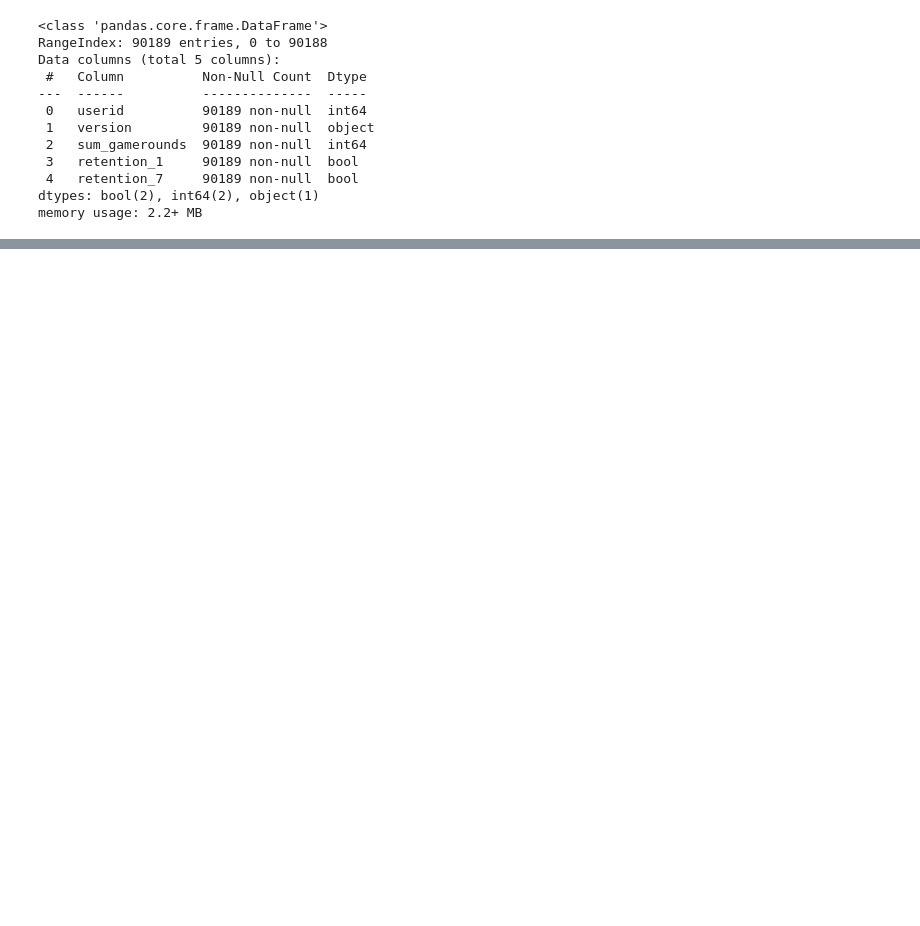
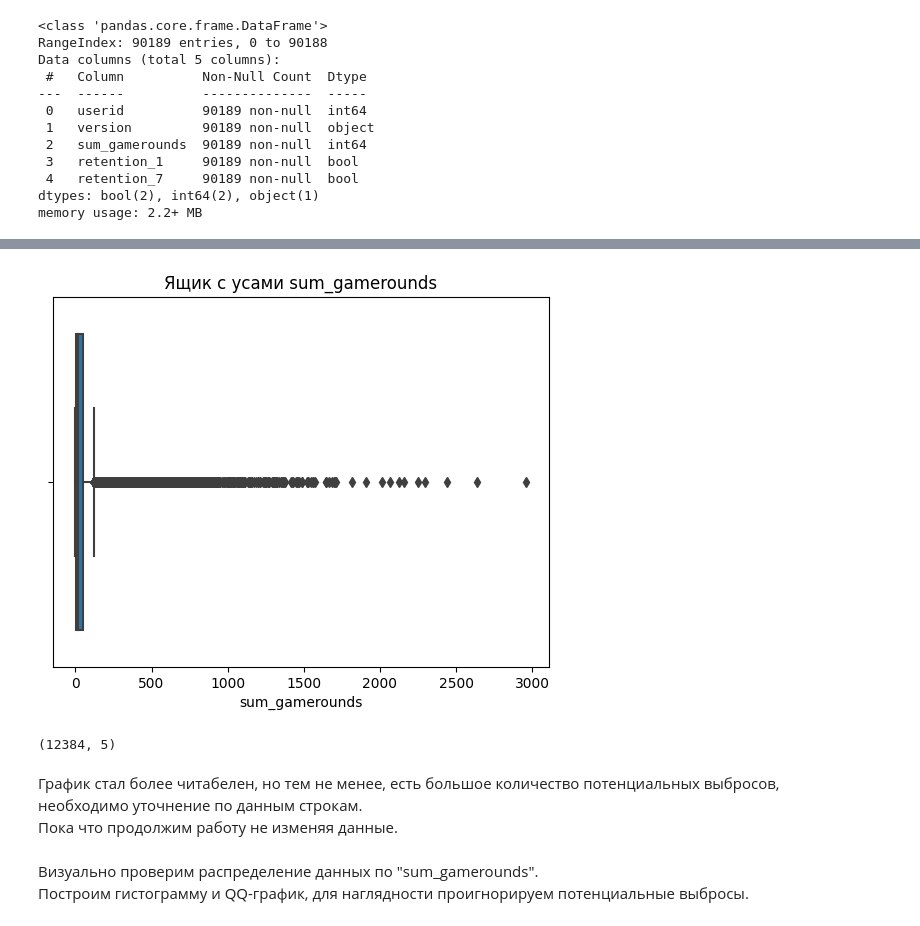
Before and after one commit to Artem-Karmeev/AB_testing_seminars, a Jupyter notebook: seminar_9/task.ipynb, the cells around one changed output, grey strips where cells are left out. Saved outputs shown, nothing was run; the diff lists cells and outputs as text; code cells hidden in the pictures; blank space fills up the shorter version.

```diff
--- a/seminar_9/task.ipynb
+++ b/seminar_9/task.ipynb
@@ -105,0 +70,19 @@ cross_table_7, cross_table_1
+# %%
+new_df = df.query('sum_gamerounds < 10000')
+# %%
+sns.boxplot(x=new_df['sum_gamerounds'])
+plt.xlabel('sum_gamerounds')
+plt.title('Ящик с усами sum_gamerounds');
+# %% [output]
+[figure, added]
+# %%
+new_df.query('sum_gamerounds > 100').shape
+# %% [output]
+(12384, 5)
+# %% [markdown]
+График стал более читабелен, но тем не менее, есть большое количество потенциальных выбросов,
+необходимо уточнение по данным строкам.
+Пока что продолжим работу не изменяя данные.
+# %% [markdown]
+Визуально проверим распределение данных по "sum_gamerounds".
+Построим гистограмму и QQ-график, для наглядности проигнорируем потенциальные выбросы.
```
Also changed, not shown: parts of 31 cells of this notebook, 1 other file.
